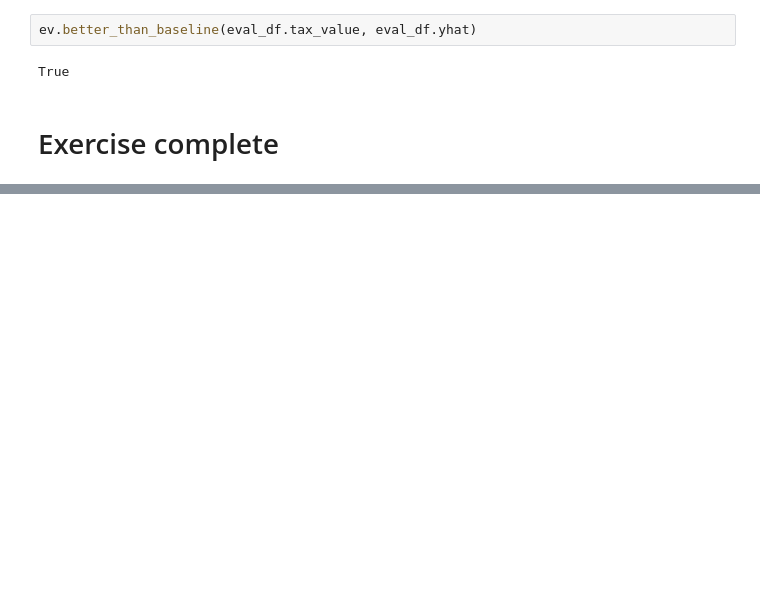
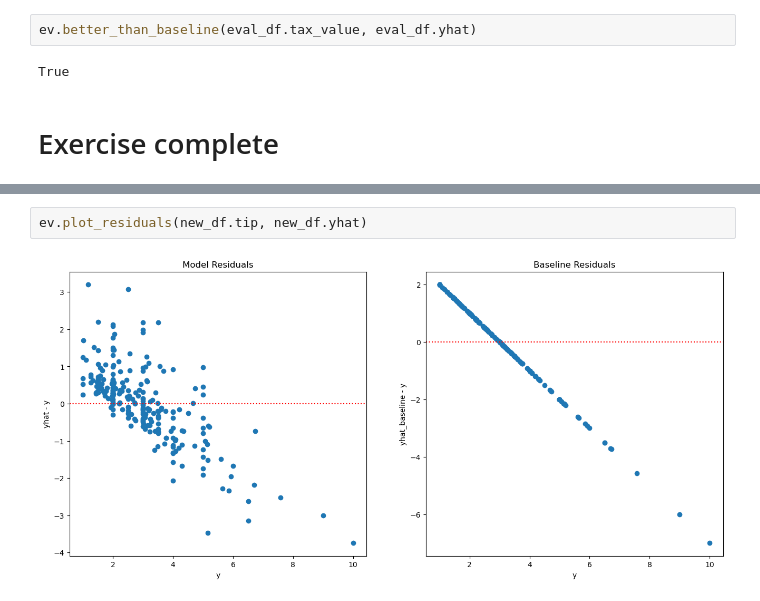
Before and after one commit to corey-hermesch/regression-exercises, a Jupyter notebook: evaluate.ipynb, the cells around one changed output, grey strips where cells are left out. Drawn from its saved outputs; the diff is of its cells as text; blank space fills up the shorter version.

```diff
--- a/evaluate.ipynb
+++ b/evaluate.ipynb
@@ -373,0 +416,4 @@ True
+# %%
+ev.plot_residuals(new_df.tip, new_df.yhat)
+# %% [output]
+[figure, added]
```
Also changed, not shown: parts of 23 cells of this notebook.
